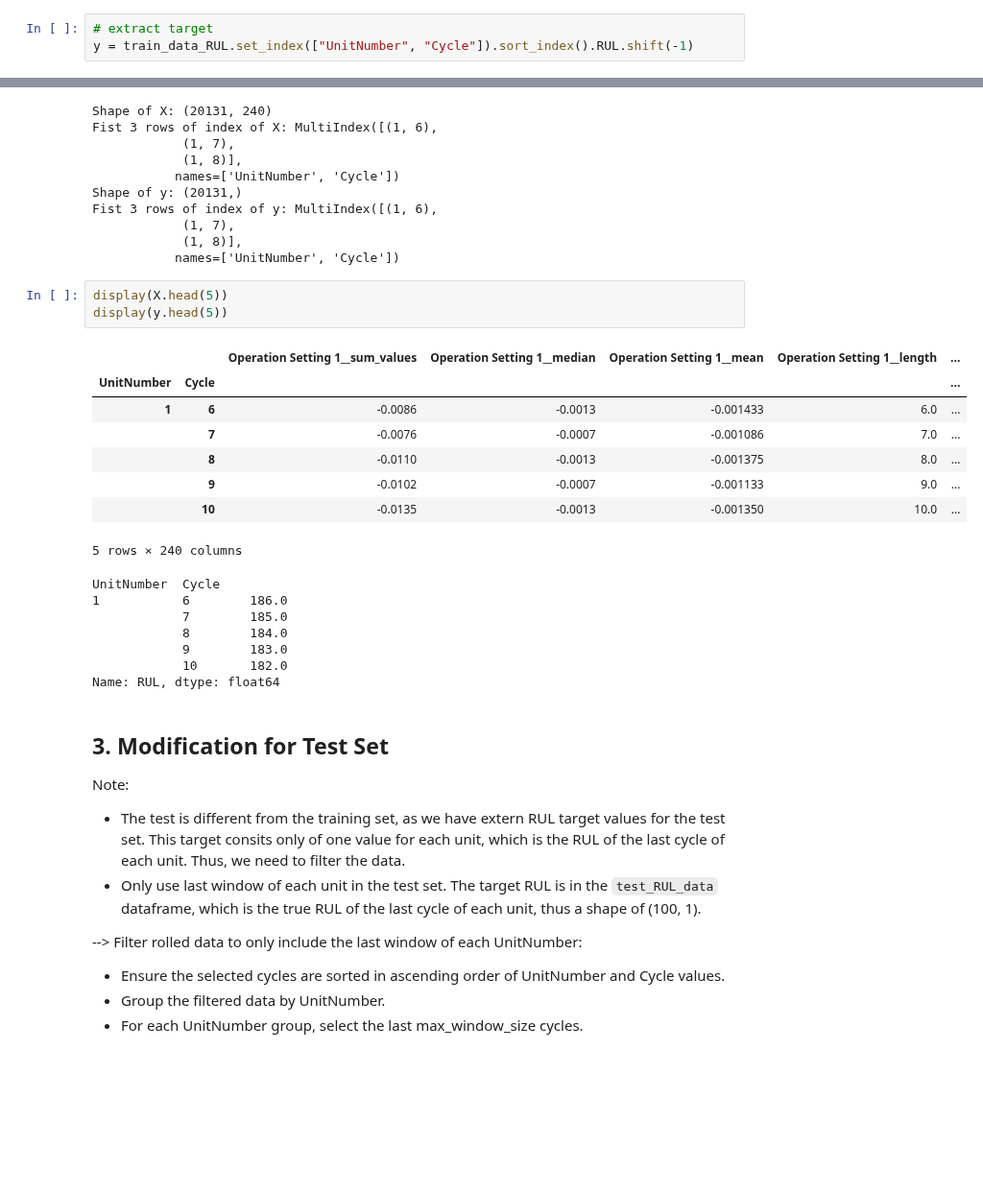
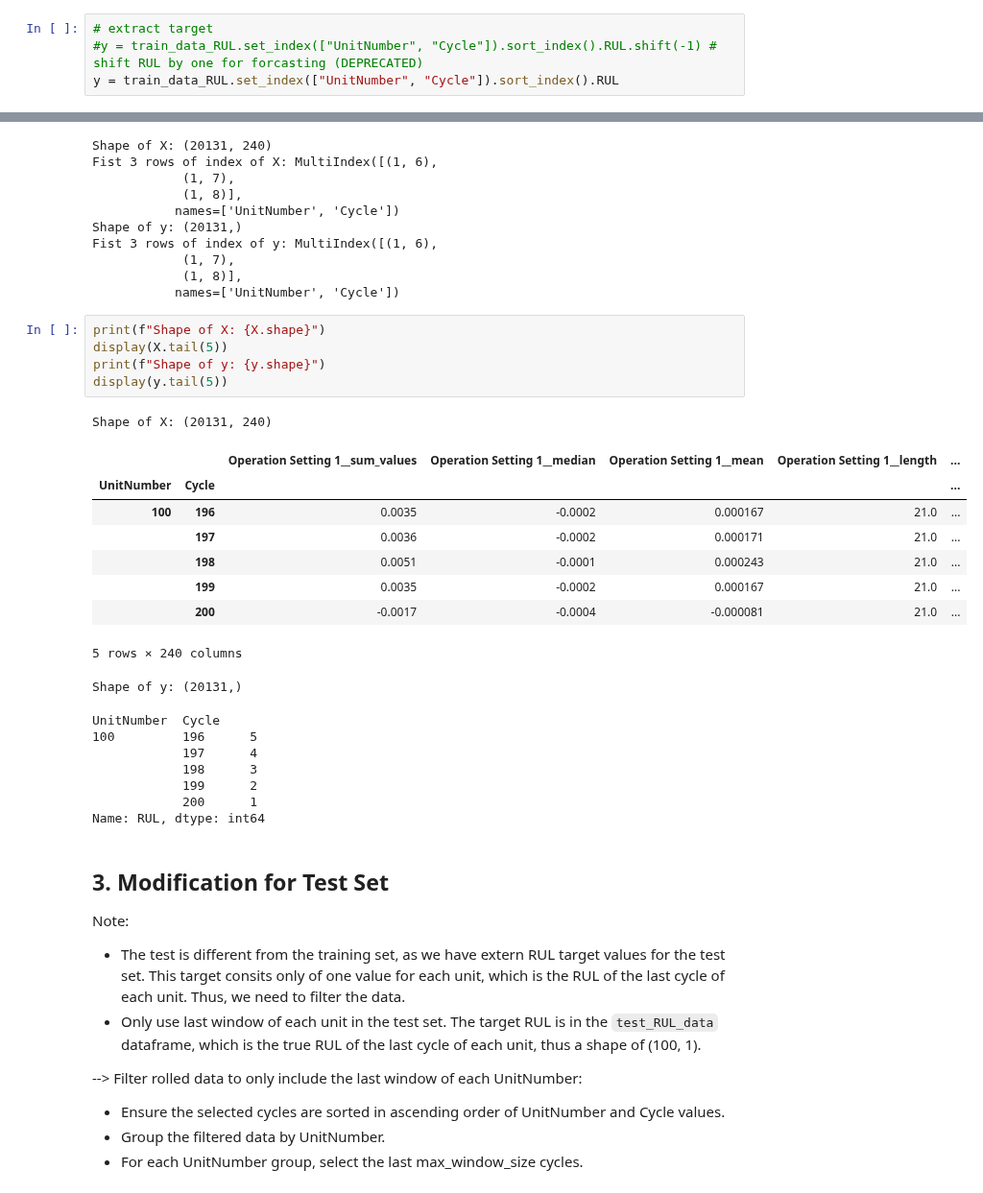
Before and after one commit to nina-prog/damage-propagation-modeling, a Jupyter notebook: notebooks/060524_nina_sliding_window.ipynb, the cells around one changed output, grey strips where cells are left out. Shown at 96% size. Cells and saved outputs as stored; diff of their text form; blank space fills up the shorter version.

Commit message:
Remove target shift

```diff
--- a/notebooks/060524_nina_sliding_window.ipynb
+++ b/notebooks/060524_nina_sliding_window.ipynb
@@ -229,7 +230,8 @@ train_data_RUL[(train_data_RUL["UnitNumber"] == 1)].tail(5)
 5 rows × 27 columns
 # %%
 # extract target
-y = train_data_RUL.set_index(["UnitNumber", "Cycle"]).sort_index().RUL.shift(-1)
+#y = train_data_RUL.set_index(["UnitNumber", "Cycle"]).sort_index().RUL.shift(-1) # shift RUL by one for forcasting (DEPRECATED)
+y = train_data_RUL.set_index(["UnitNumber", "Cycle"]).sort_index().RUL
 # %%
 # consistency check for example window (1, 40)
 print(f"y value for window (1, 40): {y.loc[(1, 40)]}") # should be the same as the RUL of the row with the id (1, 41)
@@ -304,25 +304,29 @@ Fist 3 rows of index of y: MultiIndex([(1, 6),
             (1, 7),
             (1, 8)],
            names=['UnitNumber', 'Cycle'])
-# %%
-display(X.head(5))
-display(y.head(5))
-# %% [output]
-|  |  | Operation Setting 1__sum_values | Operation Setting 1__median | Operation Setting 1__mean | Operation Setting 1__length | ... |
-| UnitNumber | Cycle |  |  |  |  | ... |
-| 1 | 6 | -0.0086 | -0.0013 | -0.001433 | 6.0 | ... |
-|  | 7 | -0.0076 | -0.0007 | -0.001086 | 7.0 | ... |
-|  | 8 | -0.0110 | -0.0013 | -0.001375 | 8.0 | ... |
-|  | 9 | -0.0102 | -0.0007 | -0.001133 | 9.0 | ... |
-|  | 10 | -0.0135 | -0.0013 | -0.001350 | 10.0 | ... |
-5 rows × 240 columns
-UnitNumber  Cycle
-1           6        186.0
-            7        185.0
-            8        184.0
-            9        183.0
-            10       182.0
-Name: RUL, dtype: float64
+# %%
+print(f"Shape of X: {X.shape}")
+display(X.tail(5))
+print(f"Shape of y: {y.shape}")
+display(y.tail(5))
+# %% [output]
+Shape of X: (20131, 240)
+|  |  | Operation Setting 1__sum_values | Operation Setting 1__median | Operation Setting 1__mean | Operation Setting 1__length | ... |
+| UnitNumber | Cycle |  |  |  |  | ... |
+| 100 | 196 | 0.0035 | -0.0002 | 0.000167 | 21.0 | ... |
+|  | 197 | 0.0036 | -0.0002 | 0.000171 | 21.0 | ... |
+|  | 198 | 0.0051 | -0.0001 | 0.000243 | 21.0 | ... |
+|  | 199 | 0.0035 | -0.0002 | 0.000167 | 21.0 | ... |
+|  | 200 | -0.0017 | -0.0004 | -0.000081 | 21.0 | ... |
+5 rows × 240 columns
+Shape of y: (20131,)
+UnitNumber  Cycle
+100         196      5
+            197      4
+            198      3
+            199      2
+            200      1
+Name: RUL, dtype: int64
 # %% [markdown]
 ## 3. Modification for Test Set
 Note:
```
Also changed, not shown: parts of 11 cells of this notebook, 1 other file.
